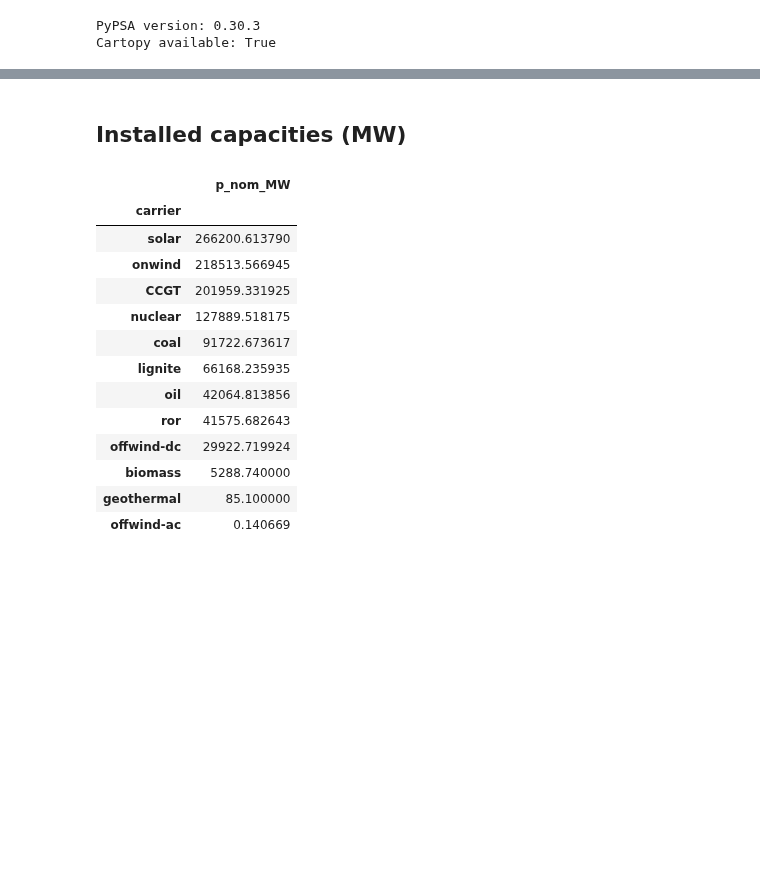
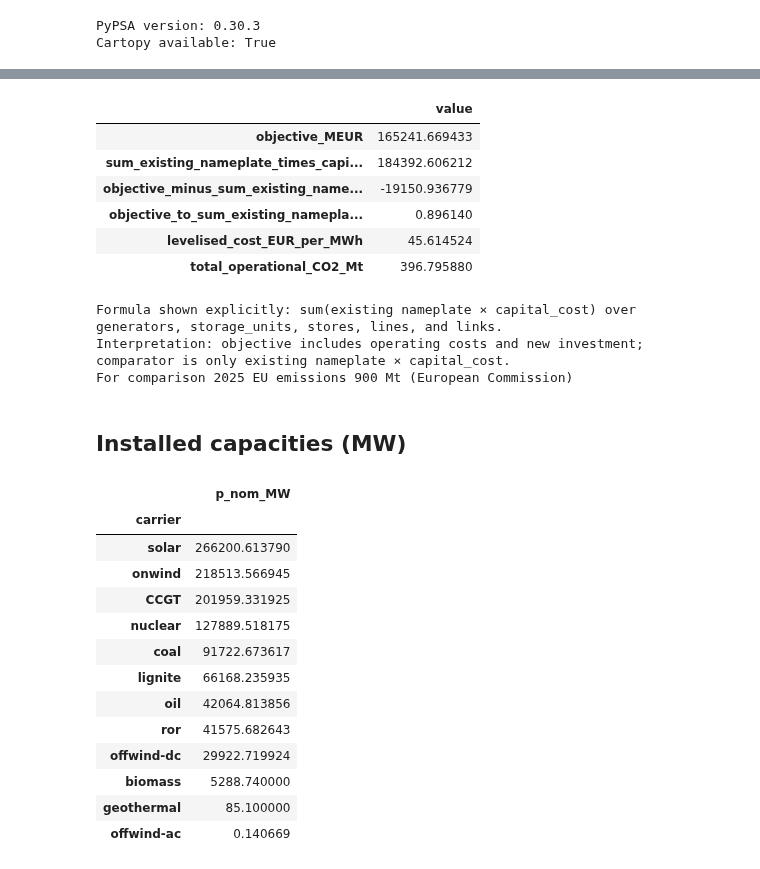
Before and after one commit to cpalazzi/pypsa-earth-green-auklet, a Jupyter notebook: notebooks/001_run_analysis.ipynb, the cells around one changed output, grey strips where cells are left out. Drawn from its saved outputs; the diff is of its cells as text; code cells hidden in the pictures; blank space fills up the shorter version.

```diff
--- a/notebooks/001_run_analysis.ipynb
+++ b/notebooks/001_run_analysis.ipynb
@@ -82,3 +181,83 @@ Buses: 420 Lines: 130 Generators: 1030
+# %%
+def _series_or_zeros(df, col):
+    if col in df.columns:
+        return df[col].fillna(0.0)
+    return pd.Series(0.0, index=df.index)
+
+
+def _sum_existing_nameplate_times_capital_cost(df, base_col, cost_col):
+    base = _series_or_zeros(df, base_col)
+    cost = _series_or_zeros(df, cost_col)
+    return (base * cost).sum()
+
+
+objective_eur = float(n.objective) if hasattr(n, "objective") else float("nan")
+
+sum_existing_nameplate_times_capital_cost_eur = (
+    _sum_existing_nameplate_times_capital_cost(n.generators, "p_nom", "capital_cost")
+    + _sum_existing_nameplate_times_capital_cost(n.storage_units, "p_nom", "capital_cost")
+    + _sum_existing_nameplate_times_capital_cost(n.stores, "e_nom", "capital_cost")
+    + _sum_existing_nameplate_times_capital_cost(n.lines, "s_nom", "capital_cost")
+    + _sum_existing_nameplate_times_capital_cost(n.links, "p_nom", "capital_cost")
+)
+
+objective_minus_sum_existing_nameplate_times_capital_cost = (
+    objective_eur - sum_existing_nameplate_times_capital_cost_eur if pd.notna(objective_eur) else float("nan")
+)
+objective_to_sum_existing_nameplate_times_capital_cost_ratio = (
+    objective_eur / sum_existing_nameplate_times_capital_cost_eur
+    if pd.notna(objective_eur) and sum_existing_nameplate_times_capital_cost_eur != 0
+    else float("nan")
+)
+
+snapshot_weights = n.snapshot_weightings.objective.reindex(n.snapshots).fillna(1.0)
+total_demand_mwh = n.loads_t.p_set.mul(snapshot_weights, axis=0).sum().sum()
+levelised_cost_eur_per_mwh = (
+    objective_eur / total_demand_mwh if pd.notna(objective_eur) and total_demand_mwh != 0 else float("nan")
+)
+
+carrier_emissions = n.carriers.get("co2_emissions")
+if carrier_emissions is None or carrier_emissions.isnull().all():
+    total_operational_co2_mt = float("nan")
+else:
+    def _component_emissions(power_df, component_df):
+        if power_df is None or power_df.empty:
+            return 0.0
+        factors = component_df["carrier"].map(carrier_emissions).fillna(0.0)
+        weighted = power_df.mul(snapshot_weights, axis=0)
+        return weighted.mul(factors, axis=1).sum().sum()
+
+    gen_emissions = _component_emissions(n.generators_t.p, n.generators)
+    link_emissions = _component_emissions(getattr(n.links_t, "p0", None), n.links)
+    store_emissions = _component_emissions(getattr(n.stores_t, "p", None), n.stores)
+    total_operational_co2_mt = (gen_emissions + link_emissions + store_emissions) / 1e6
+
+summary = pd.Series(
+    {
+        "objective_MEUR": objective_eur / 1e6,
+        "sum_existing_nameplate_times_capital_cost_MEUR": sum_existing_nameplate_times_capital_cost_eur / 1e6,
+        "objective_minus_sum_existing_nameplate_times_capital_cost_MEUR": objective_minus_sum_existing_nameplate_times_capital_cost / 1e6,
+        "objective_to_sum_existing_nameplate_times_capital_cost_ratio": objective_to_sum_existing_nameplate_times_capital_cost_ratio,
+        "levelised_cost_EUR_per_MWh": levelised_cost_eur_per_mwh,
+        "total_operational_CO2_Mt": total_operational_co2_mt,
+    }
+)
+
+display(summary.to_frame("value"))
+print("Formula shown explicitly: sum(existing nameplate × capital_cost) over generators, storage_units, stores, lines, and links.")
+print("Interpretation: objective includes operating costs and new investment; comparator is only existing nameplate × capital_cost.")
+print("For comparison 2025 EU emissions 900 Mt (European Commission)")
+# %% [output]
+|  | value |
+| objective_MEUR | 165241.669433 |
+| sum_existing_nameplate_times_capi... | 184392.606212 |
+| objective_minus_sum_existing_name... | -19150.936779 |
+| objective_to_sum_existing_namepla... | 0.896140 |
+| levelised_cost_EUR_per_MWh | 45.614524 |
+| total_operational_CO2_Mt | 396.795880 |
+Formula shown explicitly: sum(existing nameplate × capital_cost) over generators, storage_units, stores, lines, and links.
+Interpretation: objective includes operating costs and new investment; comparator is only existing nameplate × capital_cost.
+For comparison 2025 EU emissions 900 Mt (European Commission)
 # %% [markdown]
 ## Installed capacities (MW)
 # %%
```
Also changed, not shown: parts of 9 cells of this notebook, 15 other files.
